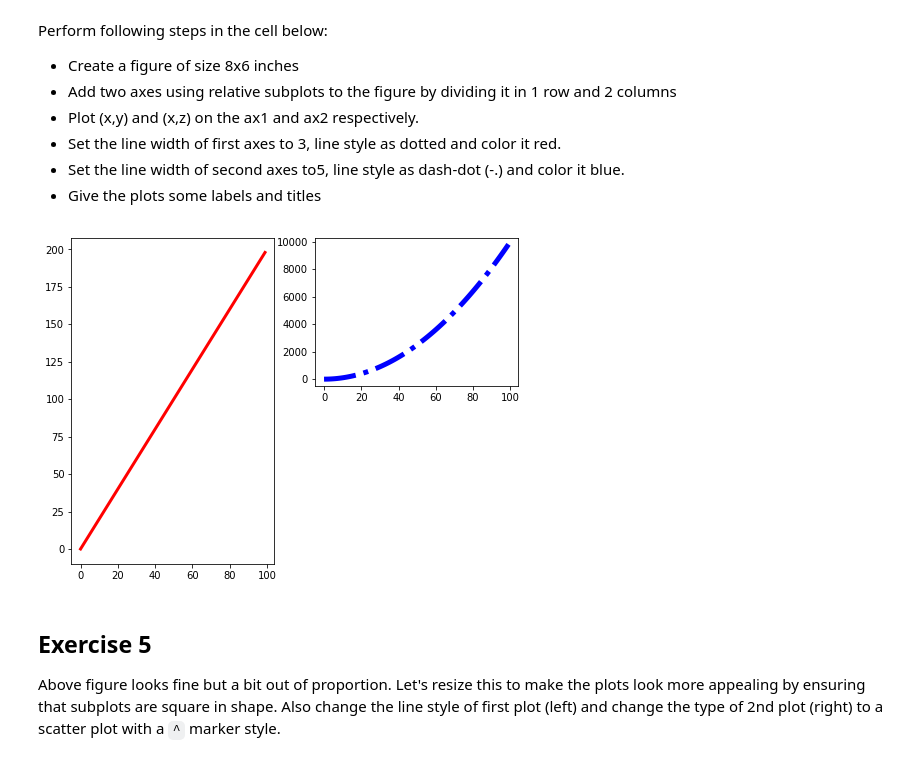
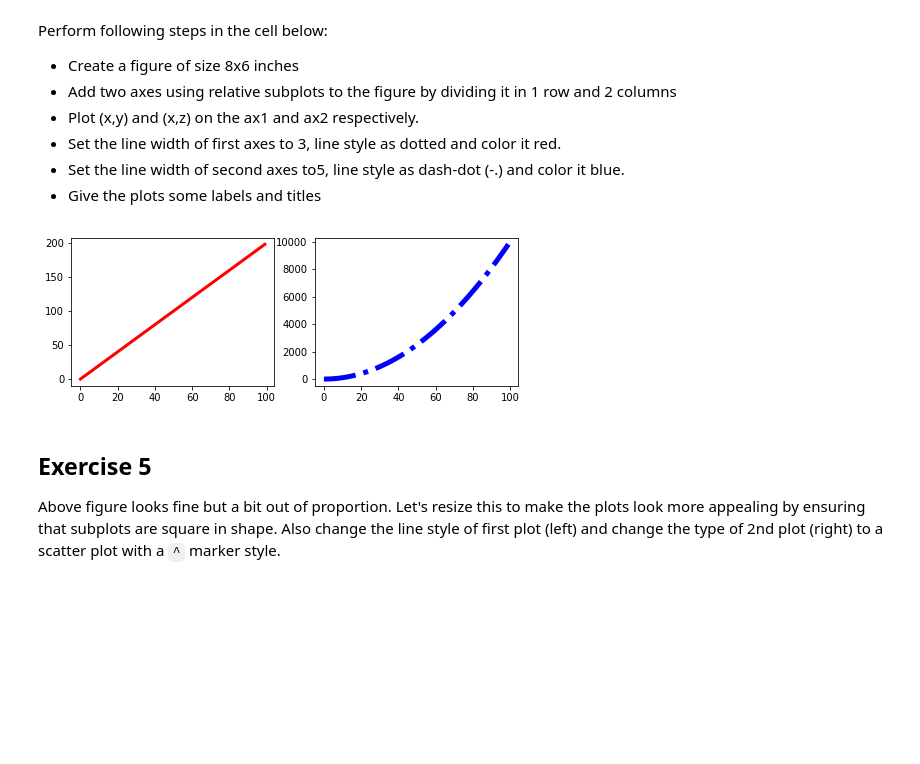
Before and after one commit to jdmitchell0216/ds-matplotlib-intro-lab-nyc-ds-career-012819, a Jupyter notebook: index.ipynb, the cells around one changed output. Drawn from its saved outputs; the diff is of its cells as text; code cells hidden in the pictures; blank space fills up the shorter version.

```diff
--- a/index.ipynb
+++ b/index.ipynb
@@ -143,16 +143,16 @@ Perform following steps in the cell below:
 # %%
 # Define a new figure with matplotlib's .plot() function.
 new_figure = plt.figure(figsize = (8, 6))
 # Add a subplot to the figure - a new axes
-ax1 = new_figure.add_subplot(121)
-ax2 = new_figure.add_subplot(222)
+ax1 = new_figure.add_subplot(221)
+ax2 = new_figure.add_subplot(22)
 # Generate a line plot
 ax1.plot(x, y, color='red', linewidth=3, linestyle = '-')
 ax2.plot(x, z, color='blue', linewidth=5, linestyle = '-.')
 
 plt.show()
 # %% [output]
-[figure, old version]
+[figure, new version]
 # %% [markdown]
 ## Exercise 5
 
```
